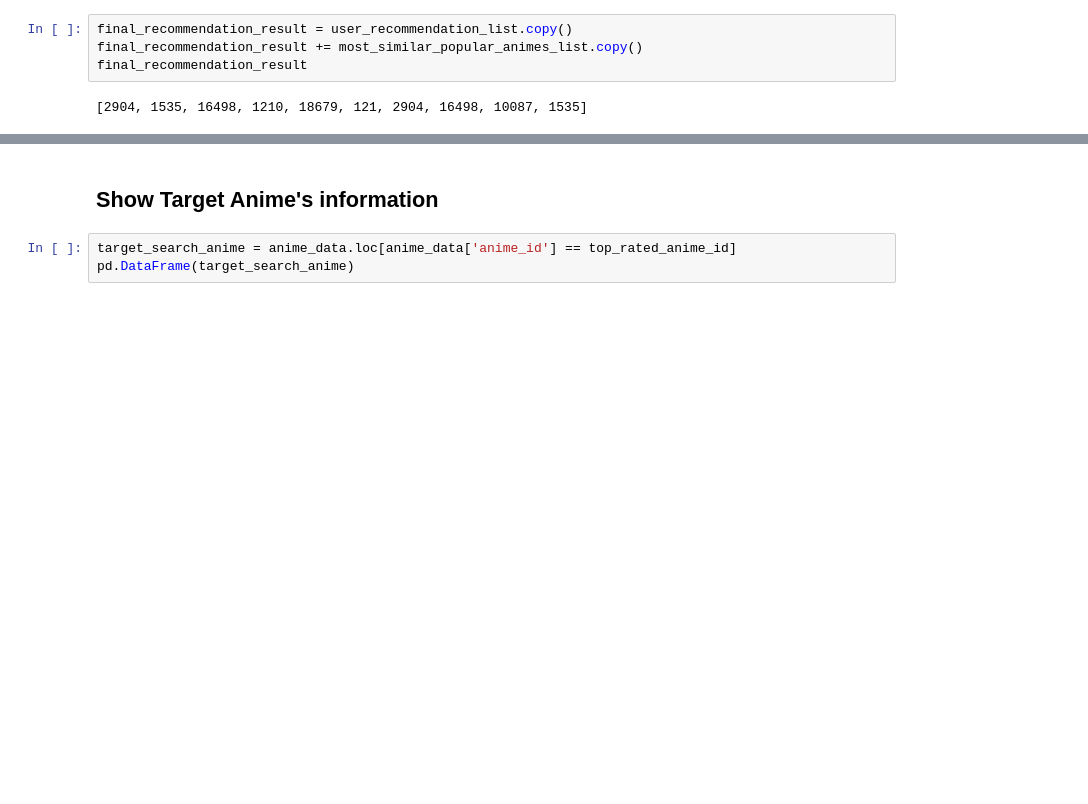
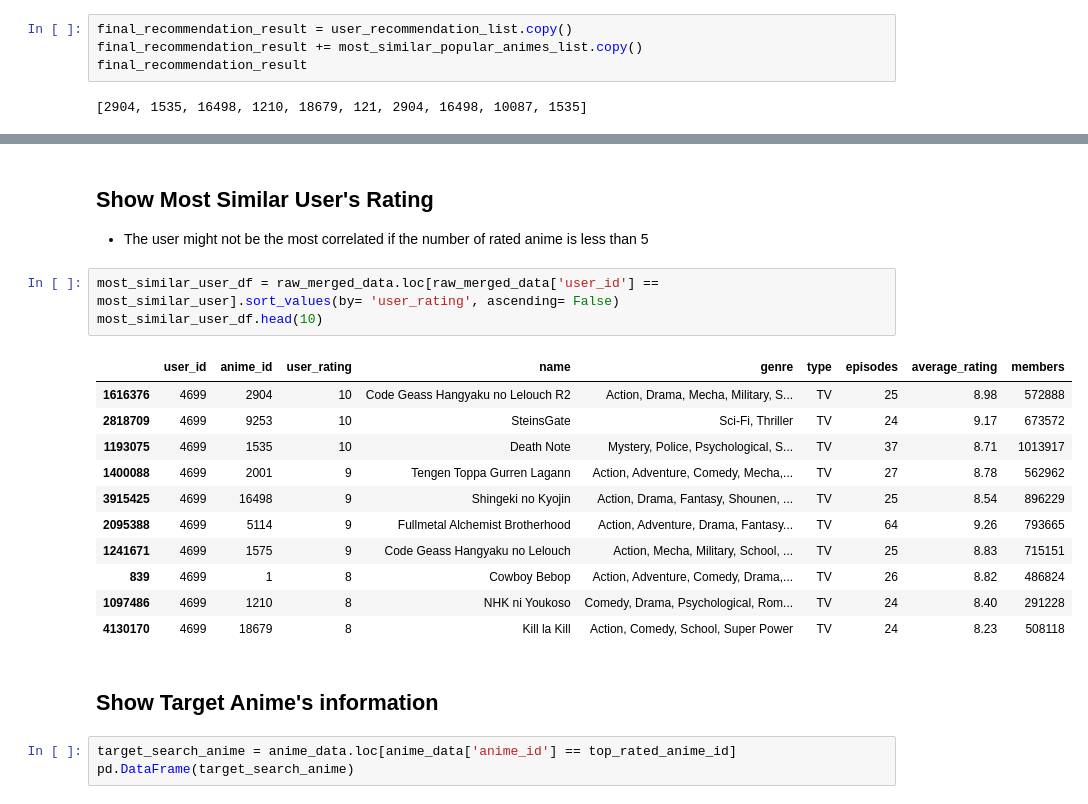
Before and after one commit to englip2002/AnimeRecommenderSystem, a Jupyter notebook: HybridRecommender.ipynb, the cells around one changed output, grey strips where cells are left out. Saved outputs shown, nothing was run; the diff lists cells and outputs as text; blank space fills up the shorter version.

```diff
--- a/HybridRecommender.ipynb
+++ b/HybridRecommender.ipynb
@@ -615,3 +636,21 @@ pd.DataFrame(user_anime_rating)
+# %% [markdown]
+## Show Most Similar User's Rating
+- The user might not be the most correlated if the number of rated anime is less than 5
+# %%
+most_similar_user_df = raw_merged_data.loc[raw_merged_data['user_id'] == most_similar_user].sort_values(by= 'user_rating', ascending= False)
+most_similar_user_df.head(10)
+# %% [output]
+|  | user_id | anime_id | user_rating | name | genre | type | episodes | average_rating | members |
+| 1616376 | 4699 | 2904 | 10 | Code Geass Hangyaku no Lelouch R2 | Action, Drama, Mecha, Military, S... | TV | 25 | 8.98 | 572888 |
+| 2818709 | 4699 | 9253 | 10 | SteinsGate | Sci-Fi, Thriller | TV | 24 | 9.17 | 673572 |
+| 1193075 | 4699 | 1535 | 10 | Death Note | Mystery, Police, Psychological, S... | TV | 37 | 8.71 | 1013917 |
+| 1400088 | 4699 | 2001 | 9 | Tengen Toppa Gurren Lagann | Action, Adventure, Comedy, Mecha,... | TV | 27 | 8.78 | 562962 |
+| 3915425 | 4699 | 16498 | 9 | Shingeki no Kyojin | Action, Drama, Fantasy, Shounen, ... | TV | 25 | 8.54 | 896229 |
+| 2095388 | 4699 | 5114 | 9 | Fullmetal Alchemist Brotherhood | Action, Adventure, Drama, Fantasy... | TV | 64 | 9.26 | 793665 |
+| 1241671 | 4699 | 1575 | 9 | Code Geass Hangyaku no Lelouch | Action, Mecha, Military, School, ... | TV | 25 | 8.83 | 715151 |
+| 839 | 4699 | 1 | 8 | Cowboy Bebop | Action, Adventure, Comedy, Drama,... | TV | 26 | 8.82 | 486824 |
+| 1097486 | 4699 | 1210 | 8 | NHK ni Youkoso | Comedy, Drama, Psychological, Rom... | TV | 24 | 8.40 | 291228 |
+| 4130170 | 4699 | 18679 | 8 | Kill la Kill | Action, Comedy, School, Super Power | TV | 24 | 8.23 | 508118 |
 # %% [markdown]
 ## Show Target Anime's information
 # %%
```
Also changed, not shown: parts of 11 cells of this notebook.
